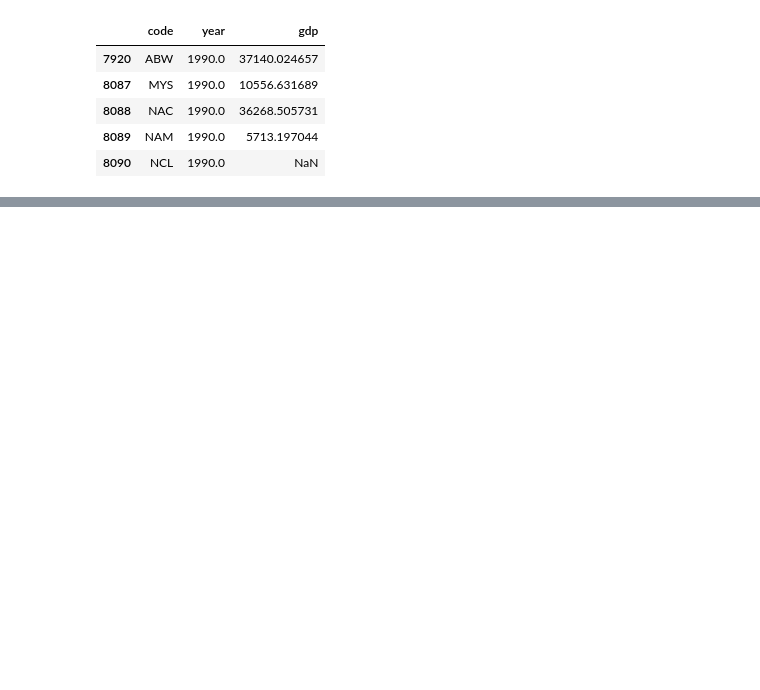
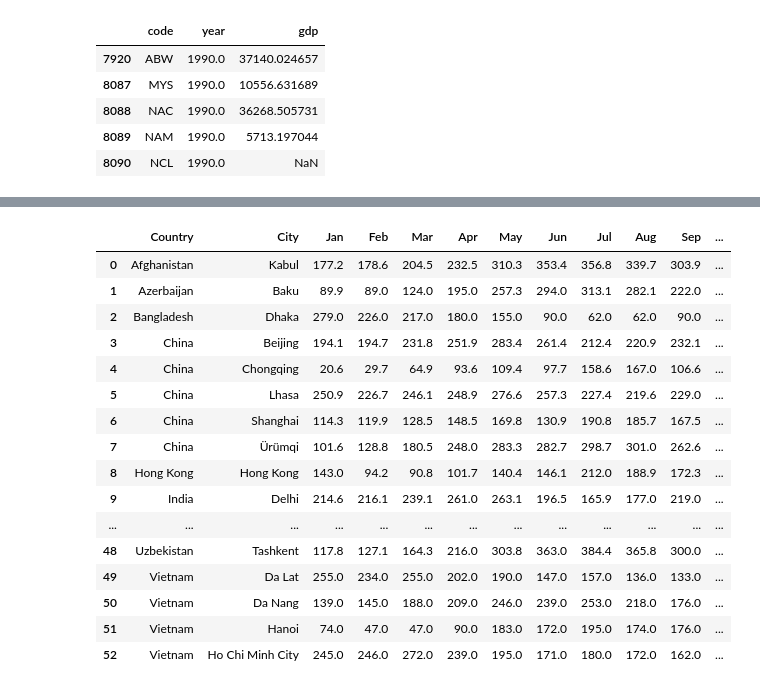
Before and after one commit to Hannemit/data_science_projects, a Jupyter notebook: notebooks/4_suicides_and_other_stats.ipynb, the cells around one changed output, grey strips where cells are left out. Drawn from its saved outputs; the diff is of its cells as text; code cells hidden in the pictures; blank space fills up the shorter version.

Commit message:
Clean notebooks

```diff
--- a/notebooks/4_suicides_and_other_stats.ipynb
+++ b/notebooks/4_suicides_and_other_stats.ipynb
@@ -119,0 +134,3 @@ sns.scatterplot(x="gdp", y="suicides per 100,000", data=df)
+# %%
+sun_asia = pd.read_csv("../data/raw/asia_sunshine.txt", sep='\t', header=0)
+sun_asia.head()
@@ -119,0 +150,9 @@ sns.scatterplot(x="gdp", y="suicides per 100,000", data=df)
+# %%
+sun_asia.columns = [x.strip() for x in sun_asia.columns]
+# %%
+# # clean up a bit
+sun_asia = sun_asia.drop(columns=["Ref."])
+month_cols = sun_asia.columns[2:-1].values
+means = sun_asia.groupby("Country").mean().reset_index()
+
+sun_asia.head()
@@ -119,0 +166,20 @@ sns.scatterplot(x="gdp", y="suicides per 100,000", data=df)
+# %%
+sun_asia
+# %% [output]
+|  | Country | City | Jan | Feb | Mar | Apr | May | Jun | Jul | Aug | Sep | ... |
+| 0 | Afghanistan | Kabul | 177.2 | 178.6 | 204.5 | 232.5 | 310.3 | 353.4 | 356.8 | 339.7 | 303.9 | ... |
+| 1 | Azerbaijan | Baku | 89.9 | 89.0 | 124.0 | 195.0 | 257.3 | 294.0 | 313.1 | 282.1 | 222.0 | ... |
+| 2 | Bangladesh | Dhaka | 279.0 | 226.0 | 217.0 | 180.0 | 155.0 | 90.0 | 62.0 | 62.0 | 90.0 | ... |
+| 3 | China | Beijing | 194.1 | 194.7 | 231.8 | 251.9 | 283.4 | 261.4 | 212.4 | 220.9 | 232.1 | ... |
+| 4 | China | Chongqing | 20.6 | 29.7 | 64.9 | 93.6 | 109.4 | 97.7 | 158.6 | 167.0 | 106.6 | ... |
+| 5 | China | Lhasa | 250.9 | 226.7 | 246.1 | 248.9 | 276.6 | 257.3 | 227.4 | 219.6 | 229.0 | ... |
+| 6 | China | Shanghai | 114.3 | 119.9 | 128.5 | 148.5 | 169.8 | 130.9 | 190.8 | 185.7 | 167.5 | ... |
+| 7 | China | Ürümqi | 101.6 | 128.8 | 180.5 | 248.0 | 283.3 | 282.7 | 298.7 | 301.0 | 262.6 | ... |
+| 8 | Hong Kong | Hong Kong | 143.0 | 94.2 | 90.8 | 101.7 | 140.4 | 146.1 | 212.0 | 188.9 | 172.3 | ... |
+| 9 | India | Delhi | 214.6 | 216.1 | 239.1 | 261.0 | 263.1 | 196.5 | 165.9 | 177.0 | 219.0 | ... |
+| ... | ... | ... | ... | ... | ... | ... | ... | ... | ... | ... | ... | ... |
+| 48 | Uzbekistan | Tashkent | 117.8 | 127.1 | 164.3 | 216.0 | 303.8 | 363.0 | 384.4 | 365.8 | 300.0 | ... |
+| 49 | Vietnam | Da Lat | 255.0 | 234.0 | 255.0 | 202.0 | 190.0 | 147.0 | 157.0 | 136.0 | 133.0 | ... |
+| 50 | Vietnam | Da Nang | 139.0 | 145.0 | 188.0 | 209.0 | 246.0 | 239.0 | 253.0 | 218.0 | 176.0 | ... |
+| 51 | Vietnam | Hanoi | 74.0 | 47.0 | 47.0 | 90.0 | 183.0 | 172.0 | 195.0 | 174.0 | 176.0 | ... |
+| 52 | Vietnam | Ho Chi Minh City | 245.0 | 246.0 | 272.0 | 239.0 | 195.0 | 171.0 | 180.0 | 172.0 | 162.0 | ... |
```
Also changed, not shown: parts of 24 cells of this notebook, 2 other files.
